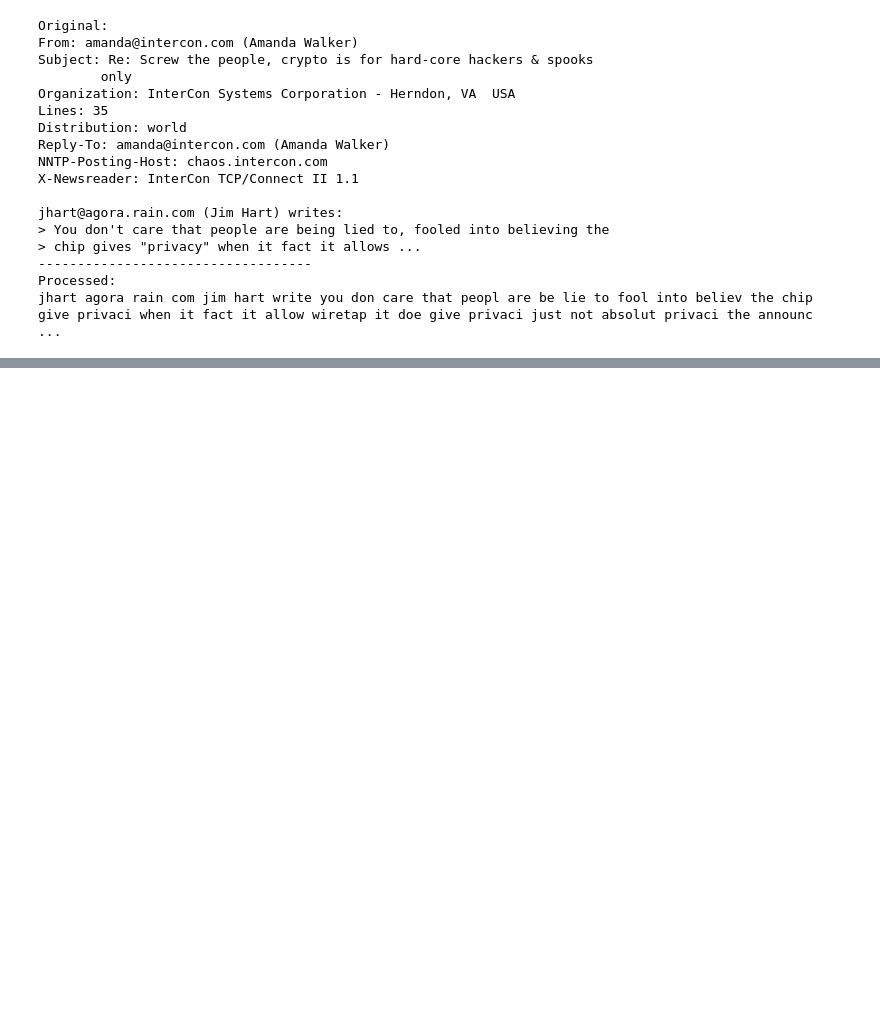
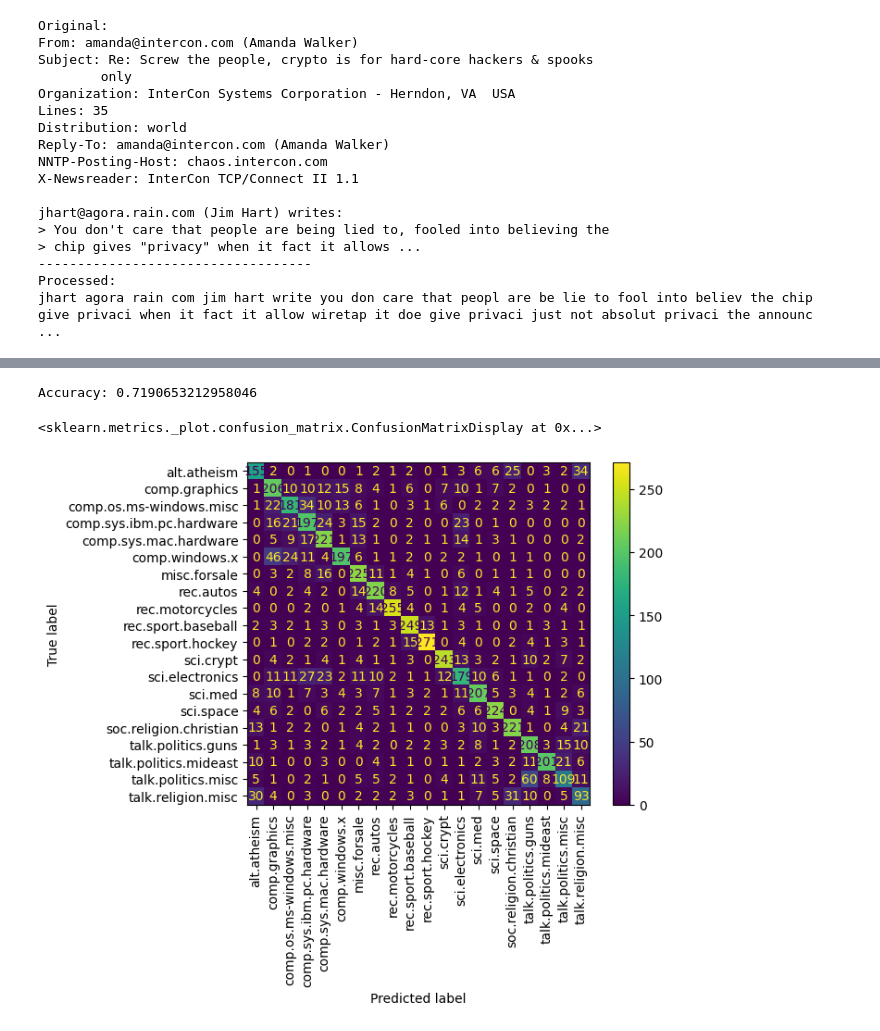
Before and after one commit to jcalixto202020774/NLP_HW03, a Jupyter notebook: NewsClassifier.ipynb, the cells around one changed output, grey strips where cells are left out. Cells and saved outputs as stored; diff of their text form; code cells hidden in the pictures; blank space fills up the shorter version.

```diff
--- a/NewsClassifier.ipynb
+++ b/NewsClassifier.ipynb
@@ -117,0 +208,4 @@ jhart agora rain com jim hart write you don care that peopl are be lie to fool i
+# %%
+# Train Logistic Regression
+logistic_regression = LogisticRegression()
+logistic_regression.fit(X_train, y_train)
@@ -117,0 +221,12 @@ jhart agora rain com jim hart write you don care that peopl are be lie to fool i
+# %%
+predictions = logistic_regression.predict(X_test)
+print("Accuracy:", accuracy_score(y_test, predictions))
+# %% [output]
+Accuracy: 0.7190653212958046
+# %%
+cm = confusion_matrix(y_test, predictions, labels=logistic_regression.classes_)
+disp = ConfusionMatrixDisplay(confusion_matrix=cm, display_labels=logistic_regression.classes_)
+disp.plot(xticks_rotation=90)
+# %% [output]
+<sklearn.metrics._plot.confusion_matrix.ConfusionMatrixDisplay at 0x...>
+[figure, added]
```
Also changed, not shown: parts of 47 cells of this notebook.
